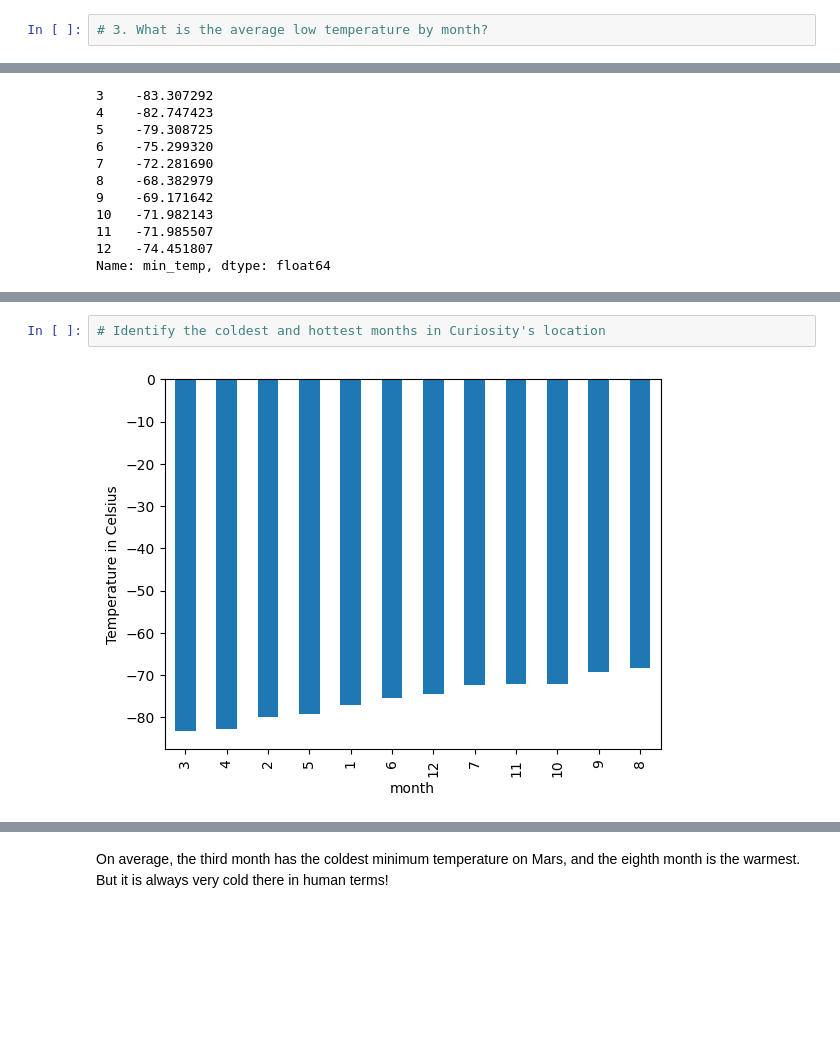
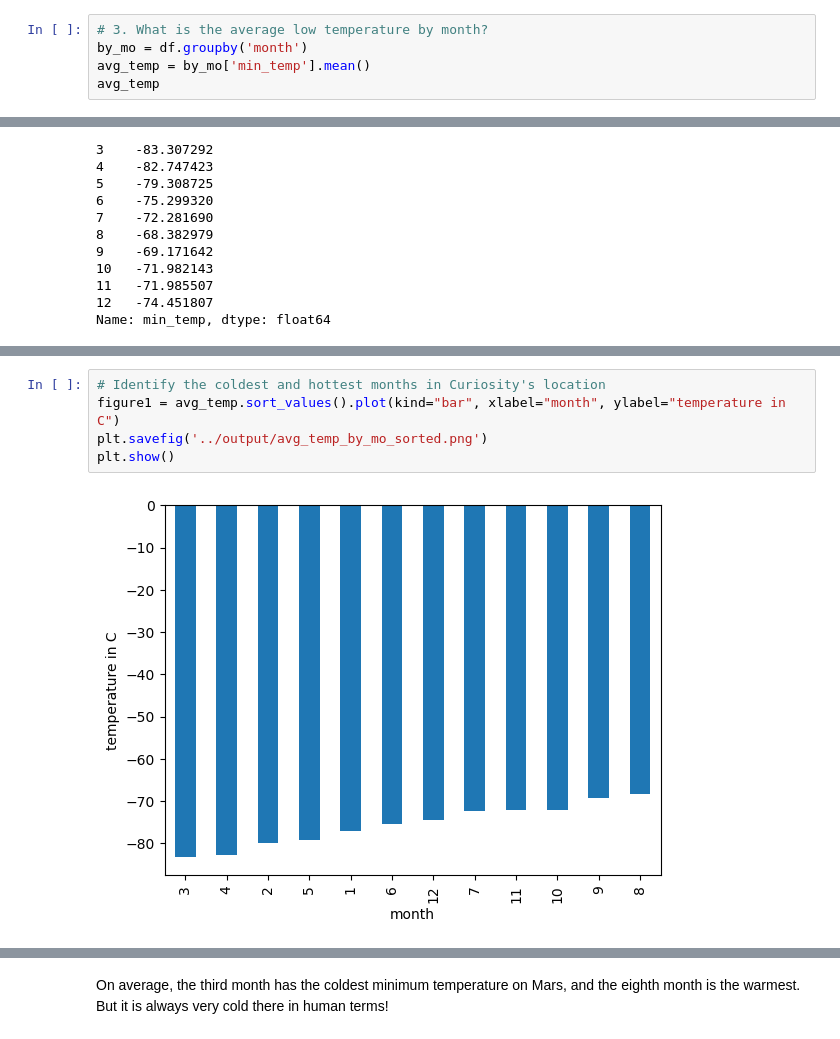
Before and after one commit to CassiaY/beautifulsoup-challenge, a Jupyter notebook: code/part_2_mars_weather.ipynb, the cells around one changed output, grey strips where cells are left out. Drawn from its saved outputs; the diff is of its cells as text; blank space fills up the shorter version.

```diff
--- a/code/part_2_mars_weather.ipynb
+++ b/code/part_2_mars_weather.ipynb
@@ -154,5 +146,8 @@ Name: month, dtype: int64
 # %%
 # 3. What is the average low temperature by month?
+by_mo = df.groupby('month')
+avg_temp = by_mo['min_temp'].mean()
+avg_temp
 # %% [output]
 month
 1    -77.160920
@@ -175,6 +173,9 @@ Name: min_temp, dtype: float64
 # %%
 # Identify the coldest and hottest months in Curiosity's location
+figure1 = avg_temp.sort_values().plot(kind="bar", xlabel="month", ylabel="temperature in C")
+plt.savefig('../output/avg_temp_by_mo_sorted.png')
+plt.show()
 # %% [output]
-[figure, old version]
+[figure, new version]
 # %%
 # 4. Average pressure by Martian month
```
Also changed, not shown: parts of 10 cells of this notebook, 6 other files.
